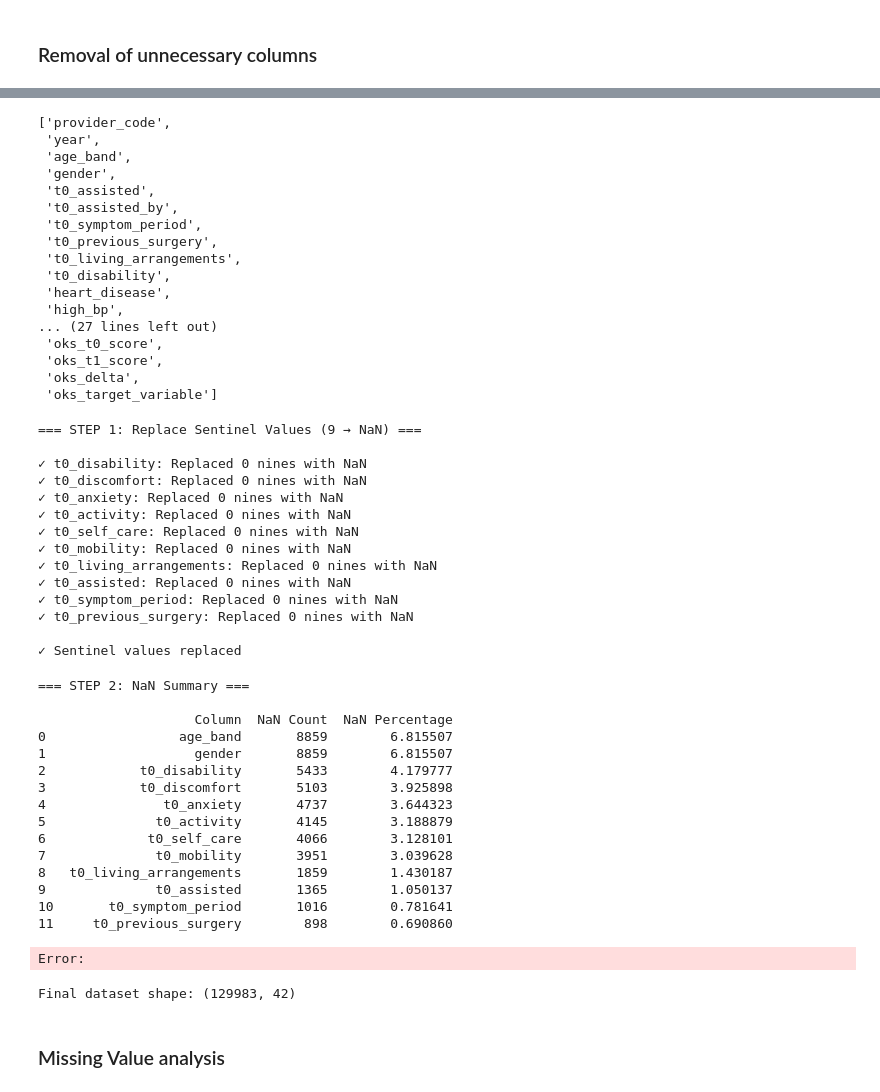
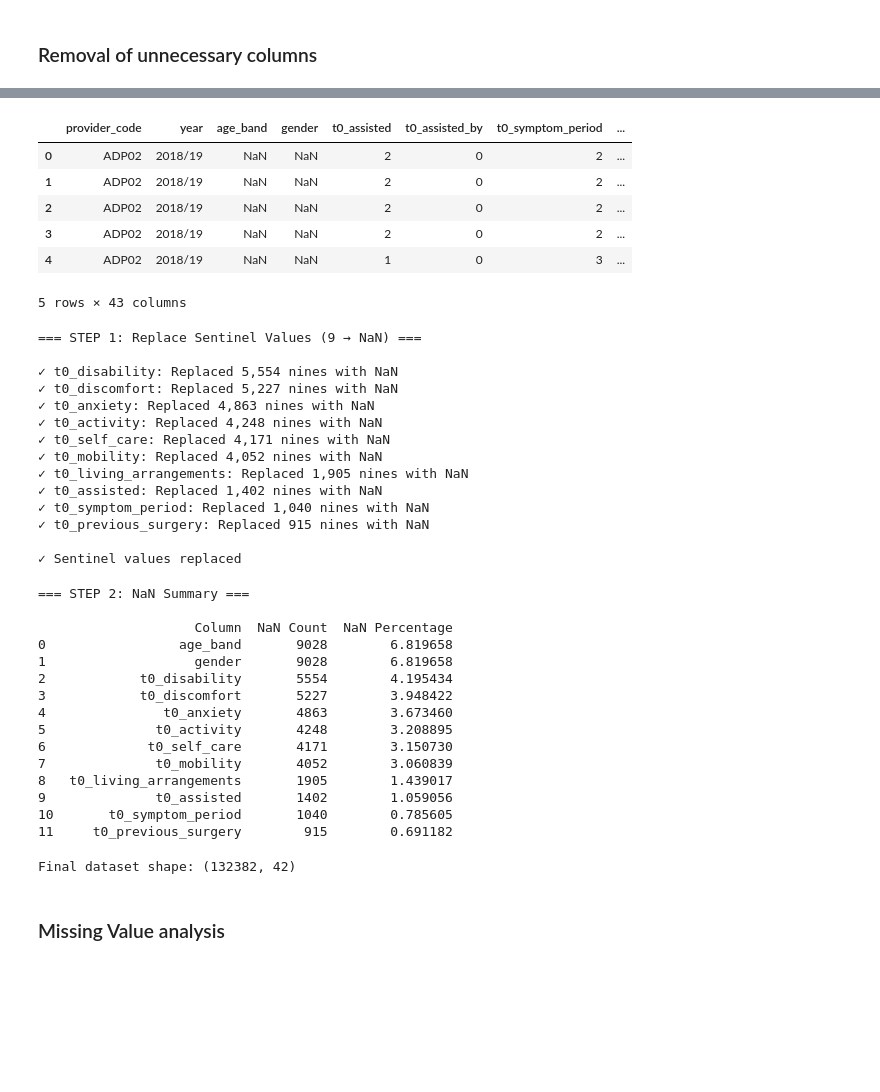
Before and after one commit to saras-audrius/EAISI-Group-Project---NHS, a Jupyter notebook: code/feature_engineering.ipynb, the cells around one changed output, grey strips where cells are left out. Drawn from its saved outputs; the diff is of its cells as text; code cells hidden in the pictures; blank space fills up the shorter version.

```diff
--- a/code/feature_engineering.ipynb
+++ b/code/feature_engineering.ipynb
@@ -69,26 +85,19 @@ KeyError: "['procedure', 'revision_flag', 't0_eq5d_index_profile', 't0_eq5d_inde
 # %%
 # Create oks_delta_column and oks_target_variable based on 7 points as threshold in oks_delta
 df['oks_delta'] = df['oks_t1_score'] - df['oks_t0_score']
-df['oks_target_variable'] = np.where(df['oks_delta'] > 7, 1, 0)
+df['oks_target_variable'] = np.where(df['oks_delta'] > 7, 0, 1)
+
+
 df.columns.to_list()
+df.head(5)
 # %% [output]
+|  | provider_code | year | age_band | gender | t0_assisted | t0_assisted_by | t0_symptom_period | ... |
+| 0 | ADP02 | 2018/19 | NaN | NaN | 2 | 0 | 2 | ... |
+| 1 | ADP02 | 2018/19 | NaN | NaN | 2 | 0 | 2 | ... |
+| 2 | ADP02 | 2018/19 | NaN | NaN | 2 | 0 | 2 | ... |
+| 3 | ADP02 | 2018/19 | NaN | NaN | 2 | 0 | 2 | ... |
+| 4 | ADP02 | 2018/19 | NaN | NaN | 1 | 0 | 3 | ... |
-['provider_code',
- 'year',
- 'age_band',
- 'gender',
- 't0_assisted',
- 't0_assisted_by',
- 't0_symptom_period',
- 't0_previous_surgery',
- 't0_living_arrangements',
- 't0_disability',
- 'heart_disease',
- 'high_bp',
-... (27 lines left out)
- 'oks_t0_score',
- 'oks_t1_score',
- 'oks_delta',
- 'oks_target_variable']
+5 rows × 43 columns
 # %%
 # Remove oks_t1_score
 
@@ -130,16 +139,16 @@ print(f"\n✓ Sentinel values replaced")
 # %% [output]
 === STEP 1: Replace Sentinel Values (9 → NaN) ===
 
-✓ t0_disability: Replaced 0 nines with NaN
-✓ t0_discomfort: Replaced 0 nines with NaN
-✓ t0_anxiety: Replaced 0 nines with NaN
-✓ t0_activity: Replaced 0 nines with NaN
-✓ t0_self_care: Replaced 0 nines with NaN
-✓ t0_mobility: Replaced 0 nines with NaN
-✓ t0_living_arrangements: Replaced 0 nines with NaN
-✓ t0_assisted: Replaced 0 nines with NaN
-✓ t0_symptom_period: Replaced 0 nines with NaN
-✓ t0_previous_surgery: Replaced 0 nines with NaN
+✓ t0_disability: Replaced 5,554 nines with NaN
+✓ t0_discomfort: Replaced 5,227 nines with NaN
+✓ t0_anxiety: Replaced 4,863 nines with NaN
+✓ t0_activity: Replaced 4,248 nines with NaN
+✓ t0_self_care: Replaced 4,171 nines with NaN
+✓ t0_mobility: Replaced 4,052 nines with NaN
+✓ t0_living_arrangements: Replaced 1,905 nines with NaN
+✓ t0_assisted: Replaced 1,402 nines with NaN
+✓ t0_symptom_period: Replaced 1,040 nines with NaN
+✓ t0_previous_surgery: Replaced 915 nines with NaN
 
 ✓ Sentinel values replaced
 # %%
@@ -157,26 +166,25 @@ print(nan_summary)
 === STEP 2: NaN Summary ===
 
                     Column  NaN Count  NaN Percentage
-0                 age_band       8859        6.815507
-1                   gender       8859        6.815507
-2            t0_disability       5433        4.179777
-3            t0_discomfort       5103        3.925898
-4               t0_anxiety       4737        3.644323
-5              t0_activity       4145        3.188879
-6             t0_self_care       4066        3.128101
-7              t0_mobility       3951        3.039628
-8   t0_living_arrangements       1859        1.430187
-9              t0_assisted       1365        1.050137
-10       t0_symptom_period       1016        0.781641
-11     t0_previous_surgery        898        0.690860
+0                 age_band       9028        6.819658
+1                   gender       9028        6.819658
+2            t0_disability       5554        4.195434
+3            t0_discomfort       5227        3.948422
+4               t0_anxiety       4863        3.673460
+5              t0_activity       4248        3.208895
+6             t0_self_care       4171        3.150730
+7              t0_mobility       4052        3.060839
+8   t0_living_arrangements       1905        1.439017
+9              t0_assisted       1402        1.059056
+10       t0_symptom_period       1040        0.785605
+11     t0_previous_surgery        915        0.691182
-Error:
 # %%
 # Overwrite df and saved
 
-data_path_final = '../data/cleaned/knee-provider-cleaned.parquet'
+data_path_final = '../data/cleaned/knee-provider-target.parquet'
 df_clean.to_parquet(data_path_final, index=False)
 print(f"Final dataset shape: {df_clean.shape}")
 # %% [output]
-Final dataset shape: (129983, 42)
+Final dataset shape: (132382, 42)
 # %% [markdown]
 ### Missing Value analysis
```
Also changed, not shown: parts of 19 cells of this notebook, 2 other files.
